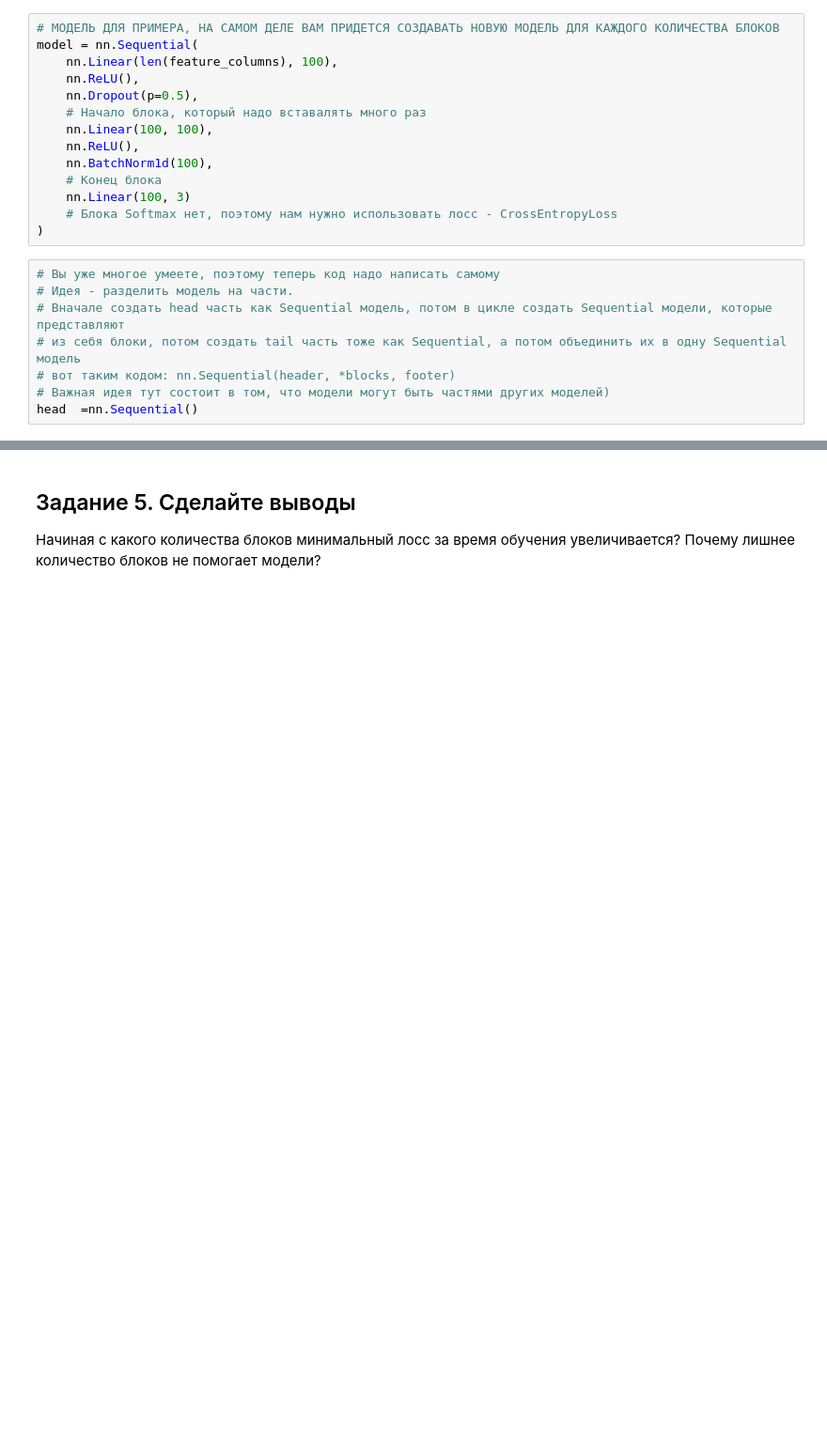
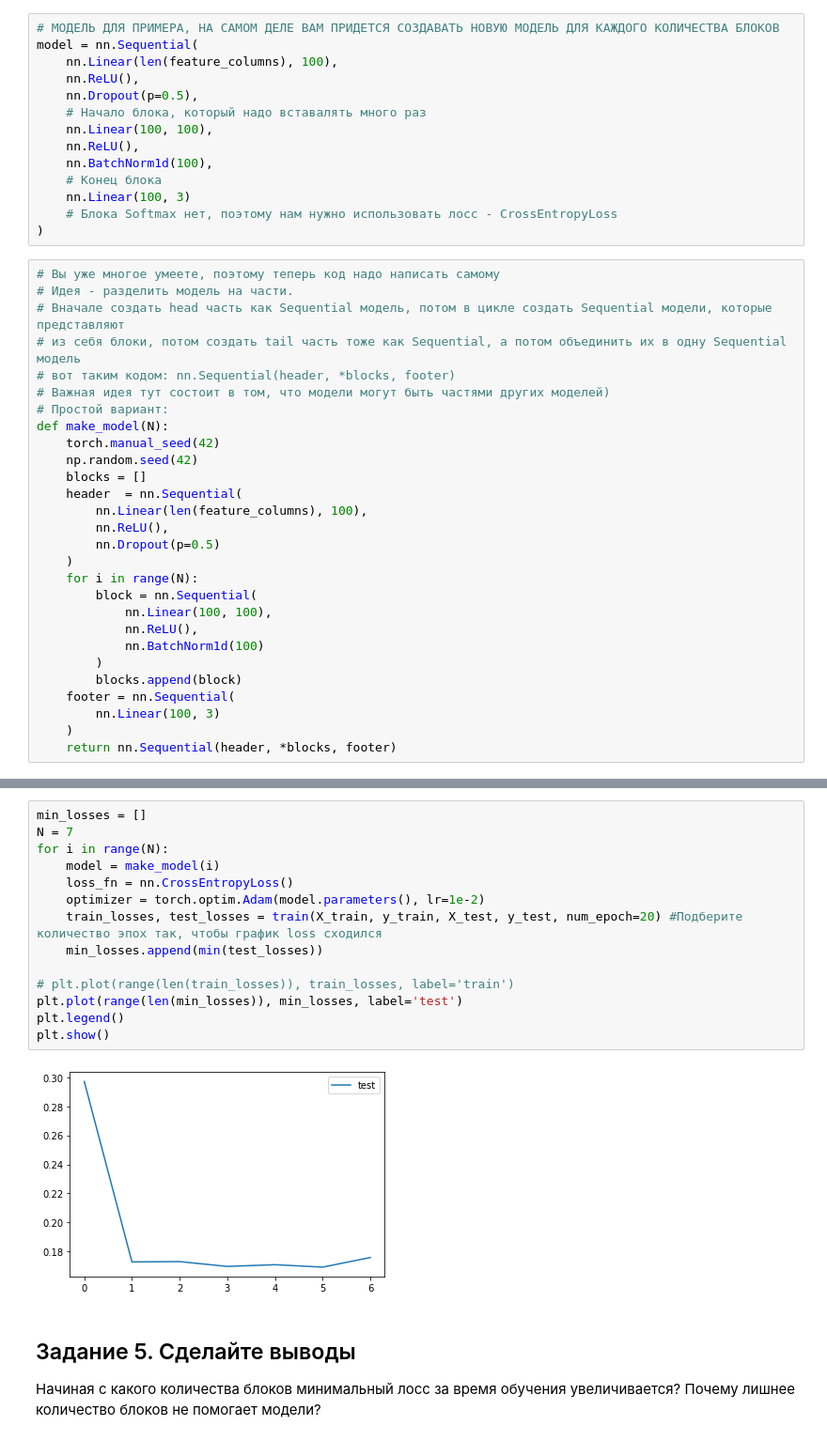
Before and after one commit to RomanenkovN/DeepLearningSchool, a Jupyter notebook: [homework]neural_networks_pytorch.ipynb, the cells around one changed output, grey strips where cells are left out. Shown: that part at 94% size. Saved outputs shown, nothing was run; the diff lists cells and outputs as text; blank space fills up the shorter version.

```diff
--- a/[homework]neural_networks_pytorch.ipynb
+++ b/[homework]neural_networks_pytorch.ipynb
@@ -412,4 +412,24 @@ model = nn.Sequential(
 # из себя блоки, потом создать tail часть тоже как Sequential, а потом объединить их в одну Sequential модель
 # вот таким кодом: nn.Sequential(header, *blocks, footer)
 # Важная идея тут состоит в том, что модели могут быть частями других моделей)
-head  =nn.Sequential()
+# Простой вариант:
+def make_model(N):
+    torch.manual_seed(42)
+    np.random.seed(42)
+    blocks = []
+    header  = nn.Sequential(
+        nn.Linear(len(feature_columns), 100),
+        nn.ReLU(),
+        nn.Dropout(p=0.5)
+    )
+    for i in range(N):
+        block = nn.Sequential(
+            nn.Linear(100, 100),
+            nn.ReLU(),
+            nn.BatchNorm1d(100)
+        )
+        blocks.append(block)
+    footer = nn.Sequential(
+        nn.Linear(100, 3)
+    )
+    return nn.Sequential(header, *blocks, footer)
@@ -416,3 +493,19 @@ head  =nn.Sequential()
+# %%
+min_losses = []
+N = 7
+for i in range(N):
+    model = make_model(i)
+    loss_fn = nn.CrossEntropyLoss()
+    optimizer = torch.optim.Adam(model.parameters(), lr=1e-2)
+    train_losses, test_losses = train(X_train, y_train, X_test, y_test, num_epoch=20) #Подберите количество эпох так, чтобы график loss сходился
+    min_losses.append(min(test_losses))
+
+# plt.plot(range(len(train_losses)), train_losses, label='train')
+plt.plot(range(len(min_losses)), min_losses, label='test')
+plt.legend()
+plt.show()
+# %% [output]
+[figure, added]
 # %% [markdown]
 ## Задание 5. Сделайте выводы
 Начиная с какого количества блоков минимальный лосс за время обучения увеличивается? Почему лишнее количество блоков не помогает модели?
```
Also changed, not shown: parts of 6 cells of this notebook.
